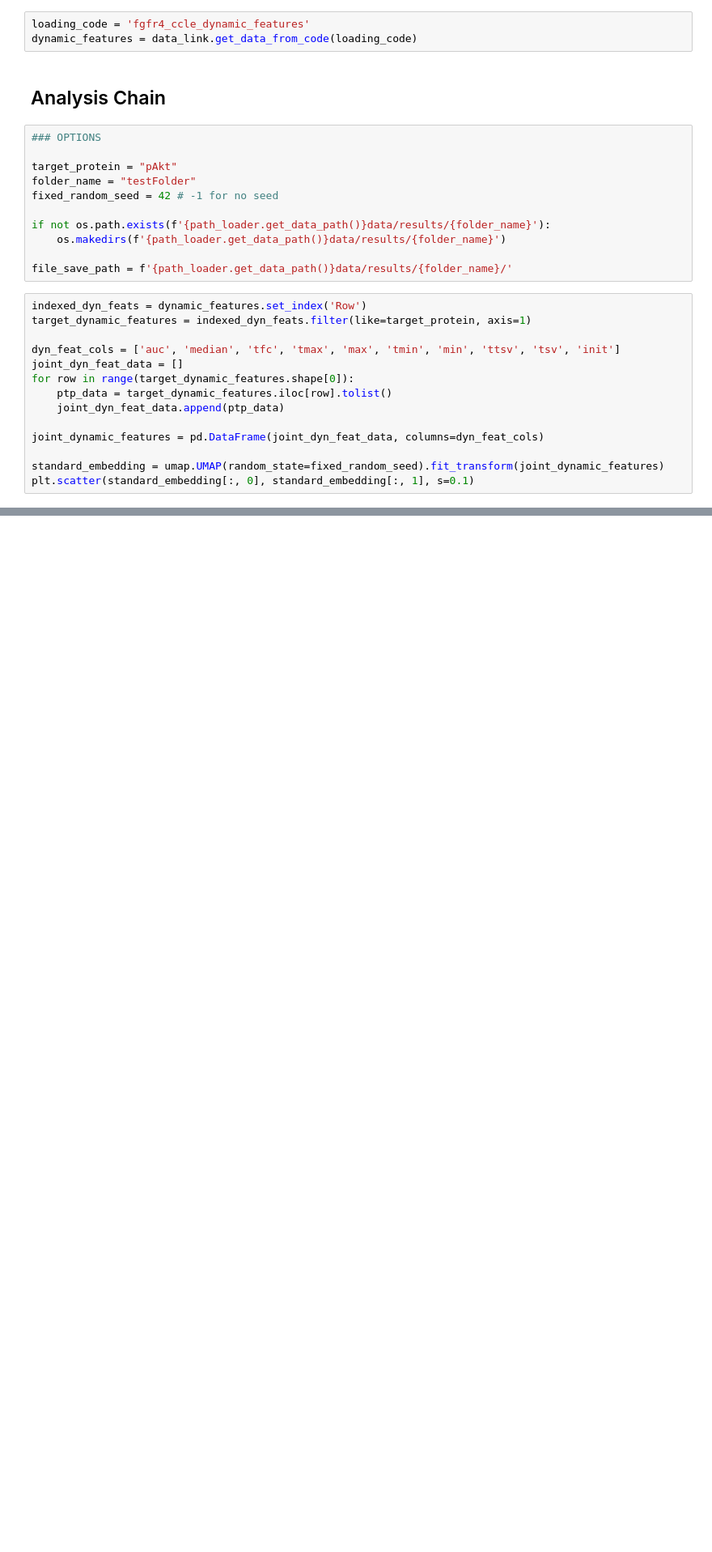
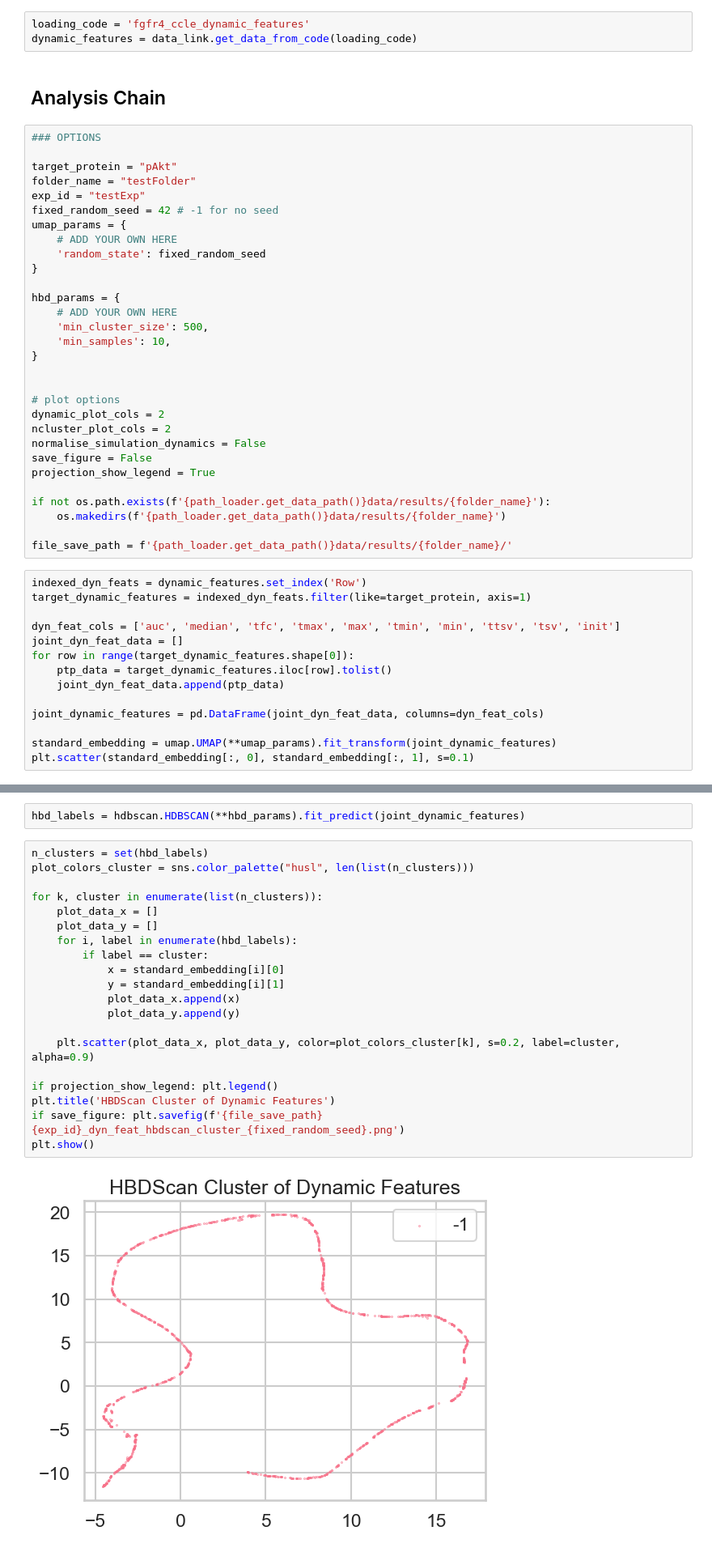
Before and after one commit to AnEvilBurrito/ode-biomarker-project, a Jupyter notebook: project-phdndf/AN05_UMAP_Cluster_One_Protein.ipynb, the cells around one changed output, grey strips where cells are left out. Shown at 81% size. Cells and saved outputs as stored; diff of their text form; blank space fills up the shorter version.

Commit message:
update clustering work

```diff
--- a/project-phdndf/AN05_UMAP_Cluster_One_Protein.ipynb
+++ b/project-phdndf/AN05_UMAP_Cluster_One_Protein.ipynb
@@ -57,7 +57,26 @@ dynamic_features = data_link.get_data_from_code(loading_code)
 
 target_protein = "pAkt"
 folder_name = "testFolder"
+exp_id = "testExp"
 fixed_random_seed = 42 # -1 for no seed
+umap_params = {
+    # ADD YOUR OWN HERE
+    'random_state': fixed_random_seed
+}
+
+hbd_params = {
+    # ADD YOUR OWN HERE
+    'min_cluster_size': 500,
+    'min_samples': 10,
+}
+
+
+# plot options
+dynamic_plot_cols = 2
+ncluster_plot_cols = 2
+normalise_simulation_dynamics = False
+save_figure = False
+projection_show_legend = True
 
 if not os.path.exists(f'{path_loader.get_data_path()}data/results/{folder_name}'):
     os.makedirs(f'{path_loader.get_data_path()}data/results/{folder_name}')
@@ -75,7 +94,7 @@ for row in range(target_dynamic_features.shape[0]):
 
 joint_dynamic_features = pd.DataFrame(joint_dyn_feat_data, columns=dyn_feat_cols)
 
-standard_embedding = umap.UMAP(random_state=fixed_random_seed).fit_transform(joint_dynamic_features)
+standard_embedding = umap.UMAP(**umap_params).fit_transform(joint_dynamic_features)
 plt.scatter(standard_embedding[:, 0], standard_embedding[:, 1], s=0.1)
 # %% [output]
 <matplotlib.collections.PathCollection at 0x...>
@@ -118,3 +102,27 @@ np.sum(clustered) / joint_dynamic_features.shape[0]
+# %%
+hbd_labels = hdbscan.HDBSCAN(**hbd_params).fit_predict(joint_dynamic_features)
+# %%
+n_clusters = set(hbd_labels)
+plot_colors_cluster = sns.color_palette("husl", len(list(n_clusters)))
+
+for k, cluster in enumerate(list(n_clusters)):
+    plot_data_x = []
+    plot_data_y = []
+    for i, label in enumerate(hbd_labels):
+        if label == cluster:
+            x = standard_embedding[i][0]
+            y = standard_embedding[i][1]
+            plot_data_x.append(x)
+            plot_data_y.append(y)
+
+    plt.scatter(plot_data_x, plot_data_y, color=plot_colors_cluster[k], s=0.2, label=cluster, alpha=0.9)
+
+if projection_show_legend: plt.legend()
+plt.title('HBDScan Cluster of Dynamic Features')
+if save_figure: plt.savefig(f'{file_save_path}{exp_id}_dyn_feat_hbdscan_cluster_{fixed_random_seed}.png')
+plt.show()
+# %% [output]
+[figure, added]
 # %%
 all_celllines = simulation_data['Cellline'].unique()
 all_proteins = simulation_data.columns[2:]
```
Also changed, not shown: parts of 9 cells of this notebook, 1 other file.
